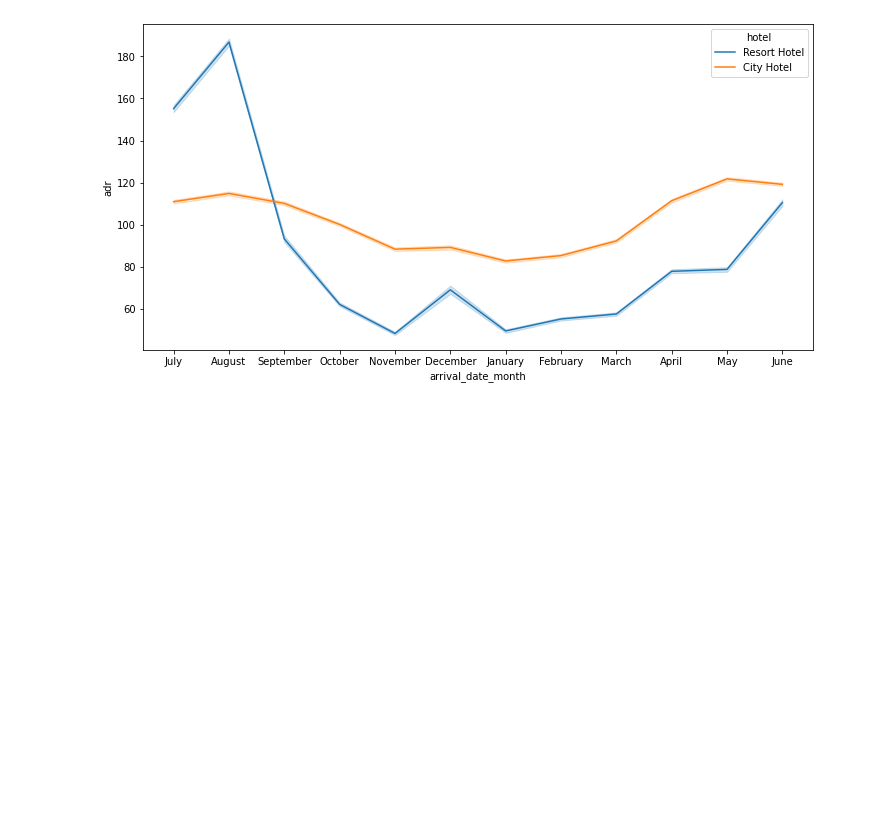
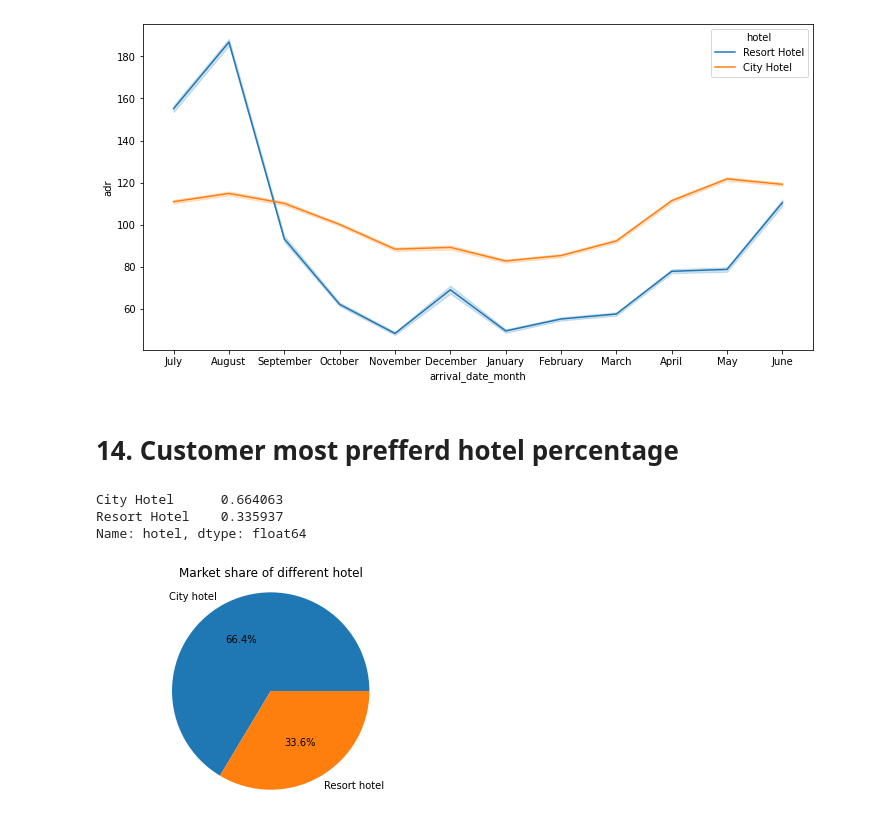
Before and after one commit to ashu08520/ashu08520, a Jupyter notebook: First_Project_Hotel_Booking_Analysis_Capstone_Project.ipynb, the cells around one changed output. Saved outputs shown, nothing was run; the diff lists cells and outputs as text; code cells hidden in the pictures; blank space fills up the shorter version.

```diff
--- a/First_Project_Hotel_Booking_Analysis_Capstone_Project.ipynb
+++ b/First_Project_Hotel_Booking_Analysis_Capstone_Project.ipynb
@@ -630,3 +630,20 @@ sns.lineplot(x='arrival_date_month', y='adr', hue='hotel', data= df)
 plt.show()
 # %% [output]
 [figure]
+# %% [markdown]
+# **14. Customer most prefferd hotel percentage**
+# %%
+hotel_percentage=df.hotel.value_counts(normalize=True)
+hotel_percentage
+# %% [output]
+City Hotel      0.664063
+Resort Hotel    0.335937
+Name: hotel, dtype: float64
+# %%
+my_labels= 'City hotel','Resort hotel'
+plt.pie(hotel_percentage,labels=my_labels,autopct='%1.1f%%')
+plt.title('Market share of different hotel')
+plt.axis('equal')
+plt.show()
+# %% [output]
+[figure, added]
```
Also changed, not shown: parts of 13 cells of this notebook.
